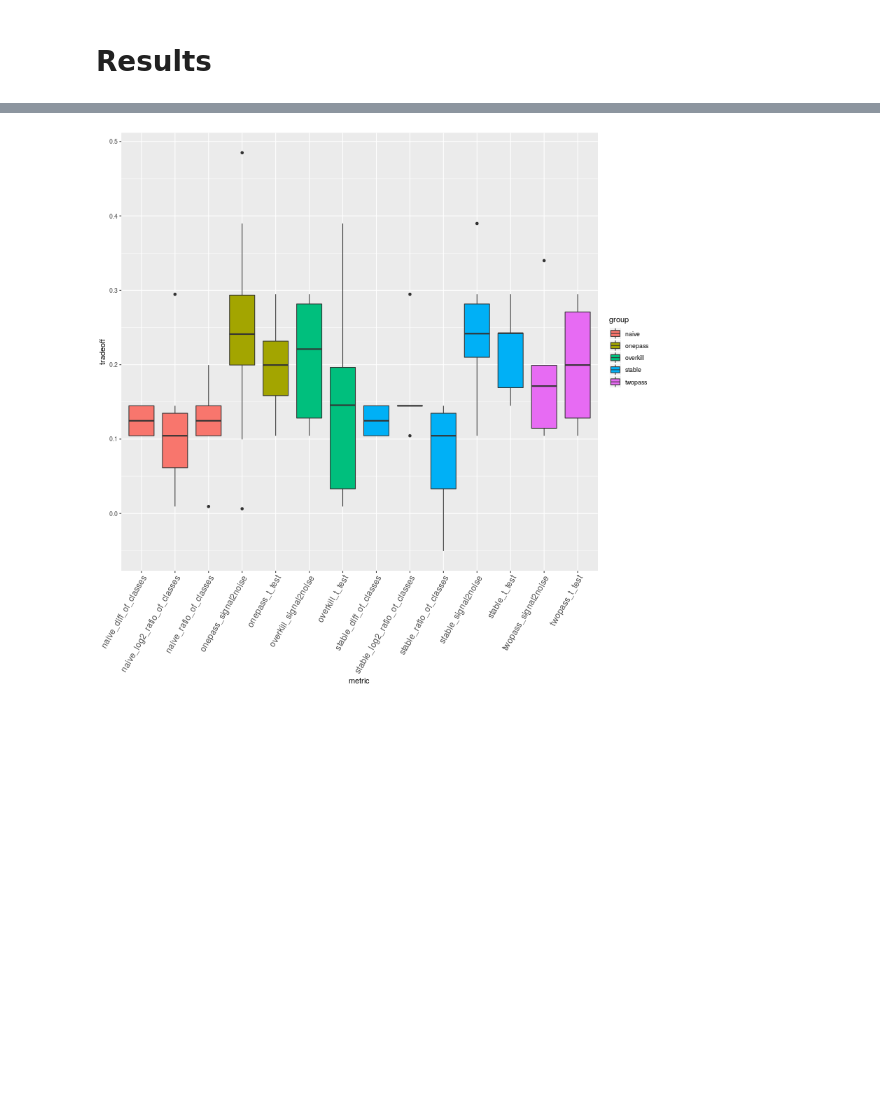
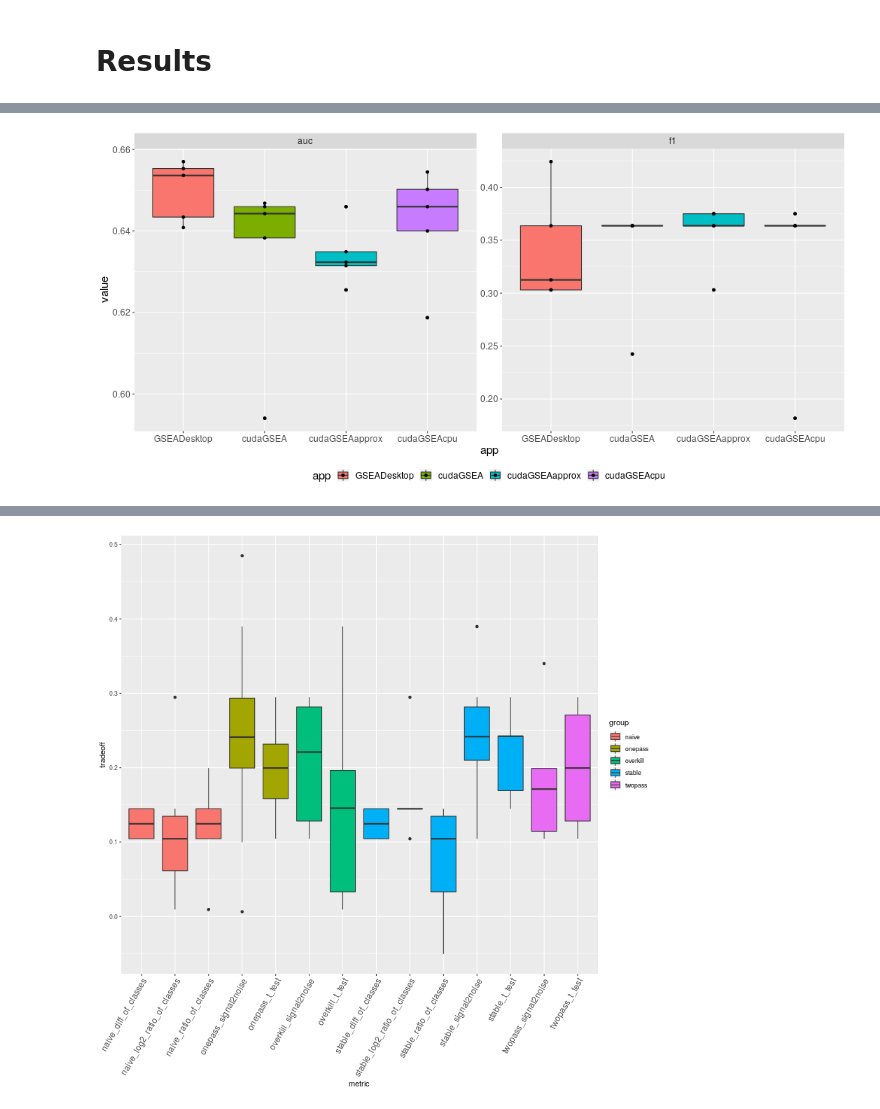
Before and after one commit to krassowski/drug-disease-profile-matching, a Jupyter notebook: notebooks/Signature-based drug-disease associations/cudaGSEA benchmarks.ipynb, the cells around one changed output, grey strips where cells are left out. Saved outputs shown, nothing was run; the diff lists cells and outputs as text; code cells hidden in the pictures; blank space fills up the shorter version.

```diff
--- a/notebooks/Signature-based drug-disease associations/cudaGSEA benchmarks.ipynb
+++ b/notebooks/Signature-based drug-disease associations/cudaGSEA benchmarks.ipynb
@@ -152,0 +167,6 @@ for i in range(3):
+# %%
+shared_gsea_scorer = partial(
+    create_gsea_scorer, gene_sets='c2.cp.kegg',
+    permutation_type='phenotype', grouping='by_substance',
+    verbose=False, genes=tcga_genes
+)
@@ -152,0 +248,14 @@ for i in range(3):
+# %%
+# or is it molten?
+melted_data = speed_benchmark_data[['auc', 'f1', 'app']].melt(id_vars=['app'])
+# %%
+%%R -i melted_data -w 1000
+(
+    ggplot(melted_data, aes(x=app, y=value, fill=app))
+    + facet_wrap('~ variable', scales='free_y')
+    + geom_boxplot()
+    + geom_point()
+    + theme(legend.position='bottom', legend.box='horizontal', text=element_text(size=15))
+)
+# %% [output]
+[figure, added]
```
Also changed, not shown: parts of 78 cells of this notebook.
